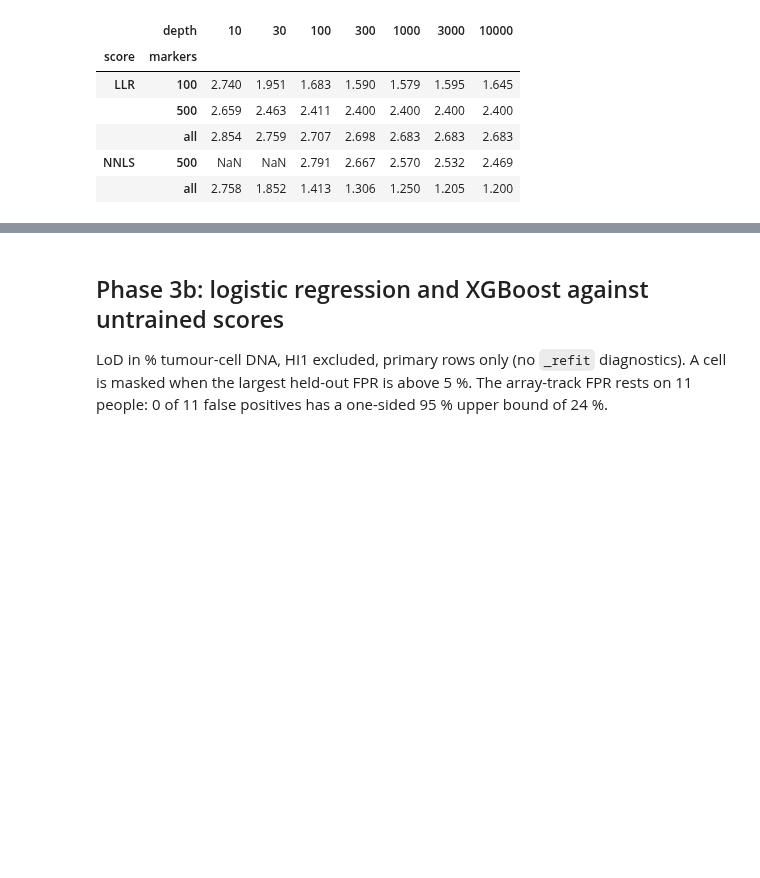
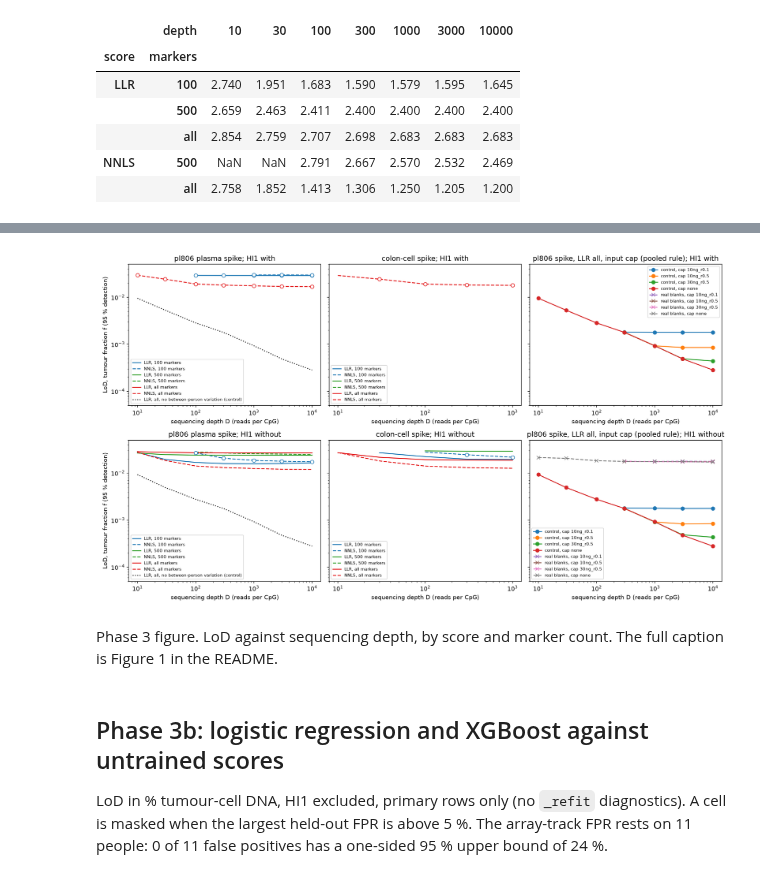
Before and after one commit to jacob-greene/cfdna-methylation-lod, a Jupyter notebook: notebooks/01_walkthrough.ipynb, the cells around one changed output, grey strips where cells are left out. Cells and saved outputs as stored; diff of their text form; code cells hidden in the pictures; blank space fills up the shorter version.

```diff
--- a/notebooks/01_walkthrough.ipynb
+++ b/notebooks/01_walkthrough.ipynb
@@ -94,3 +110,10 @@ lod3.pivot_table(index=["score", "markers"], columns="depth", values="lod")
+# %%
+Image(filename=figs / "phase3_depth_lod.png")
+# %% [output]
+[figure, added]
+# %% [markdown]
+Phase 3 figure. LoD against sequencing depth, by score and marker count.
+The full caption is Figure 1 in the README.
 # %% [markdown]
 ## Phase 3b: logistic regression and XGBoost against untrained scores
 
```
Also changed, not shown: parts of 9 cells of this notebook.
